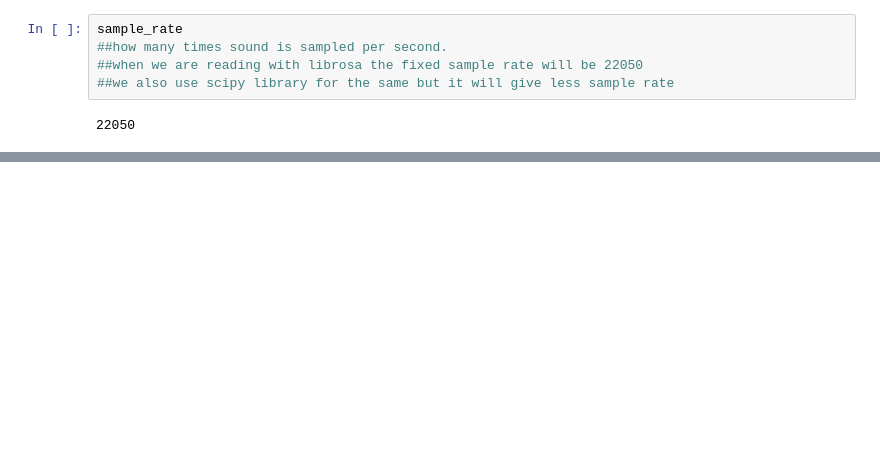
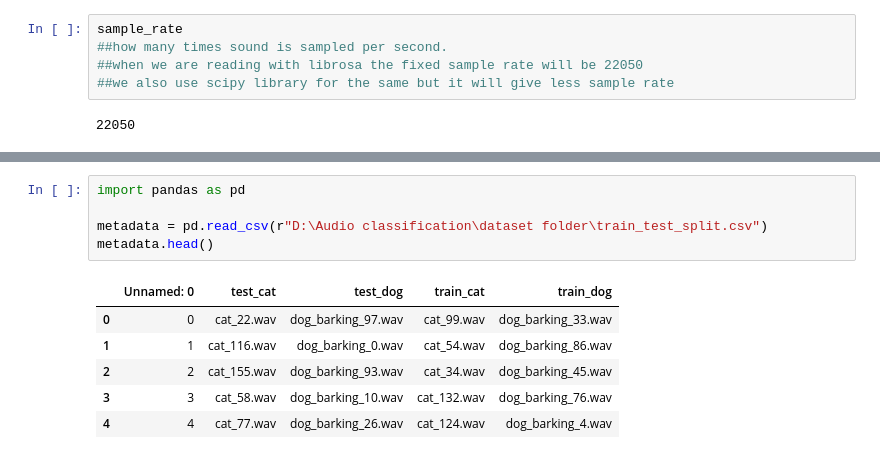
Before and after one commit to anuragbhagour/Audio-classification, a Jupyter notebook: audio_classification.ipynb, the cells around one changed output, grey strips where cells are left out. Drawn from its saved outputs; the diff is of its cells as text; blank space fills up the shorter version.

```diff
--- a/audio_classification.ipynb
+++ b/audio_classification.ipynb
@@ -45,0 +64,12 @@ sample_rate
+# %%
+import pandas as pd
+
+metadata = pd.read_csv(r"D:\Audio classification\dataset folder\train_test_split.csv")
+metadata.head()
+# %% [output]
+|  | Unnamed: 0 | test_cat | test_dog | train_cat | train_dog |
+| 0 | 0 | cat_22.wav | dog_barking_97.wav | cat_99.wav | dog_barking_33.wav |
+| 1 | 1 | cat_116.wav | dog_barking_0.wav | cat_54.wav | dog_barking_86.wav |
+| 2 | 2 | cat_155.wav | dog_barking_93.wav | cat_34.wav | dog_barking_45.wav |
+| 3 | 3 | cat_58.wav | dog_barking_10.wav | cat_132.wav | dog_barking_76.wav |
+| 4 | 4 | cat_77.wav | dog_barking_26.wav | cat_124.wav | dog_barking_4.wav |
```
Also changed, not shown: parts of 3 cells of this notebook.
